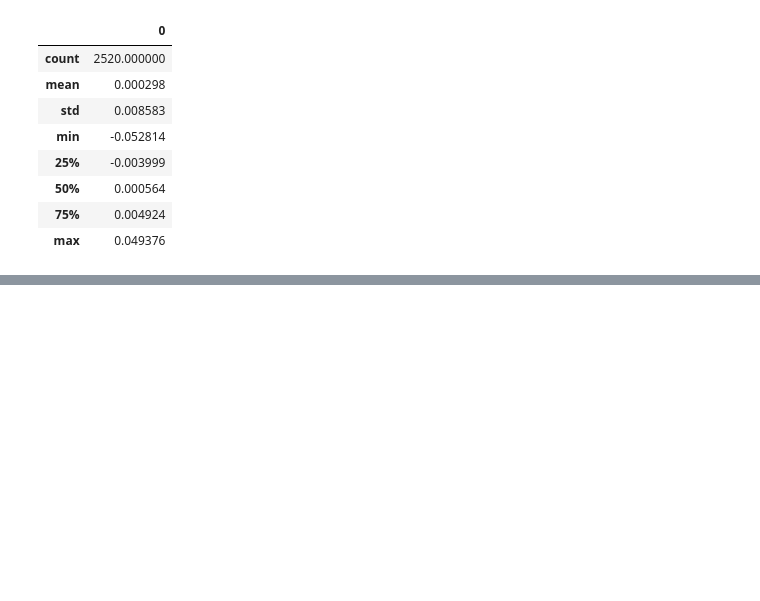
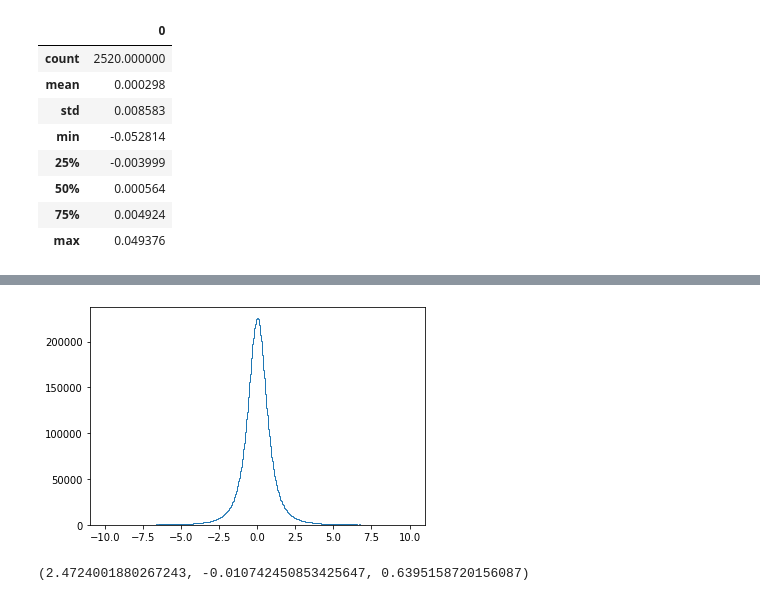
Before and after one commit to neriksen/applied_finance, a Jupyter notebook: est_innovations.ipynb, the cells around one changed output, grey strips where cells are left out. Cells and saved outputs as stored; diff of their text form; code cells hidden in the pictures; blank space fills up the shorter version.

```diff
--- a/est_innovations.ipynb
+++ b/est_innovations.ipynb
@@ -235,0 +176,5 @@ print(prediction)
+# %%
+model=arch.arch_model(spx['daily_chg'][1:]*100, vol='Garch', p=1, o=0, q=1, dist='studentst')
+results=model.fit()
+#print(results.summary())
+resid = results.resid
@@ -235,0 +199,13 @@ print(prediction)
+# %%
+df, loc, scale = stats.t.fit(resid)
+# %%
+dist = stats.t.rvs(df, loc, scale, size = 10000000)
+# %%
+plt.hist(x=dist, bins= 500, histtype='step', range=[-10, 10])
+plt.show()
+# %% [output]
+[figure, added]
+# %%
+df, loc, scale
+# %% [output]
+(2.4724001880267243, -0.010742450853425647, 0.6395158720156087)
```
Also changed, not shown: parts of 22 cells of this notebook, 1 other file.
